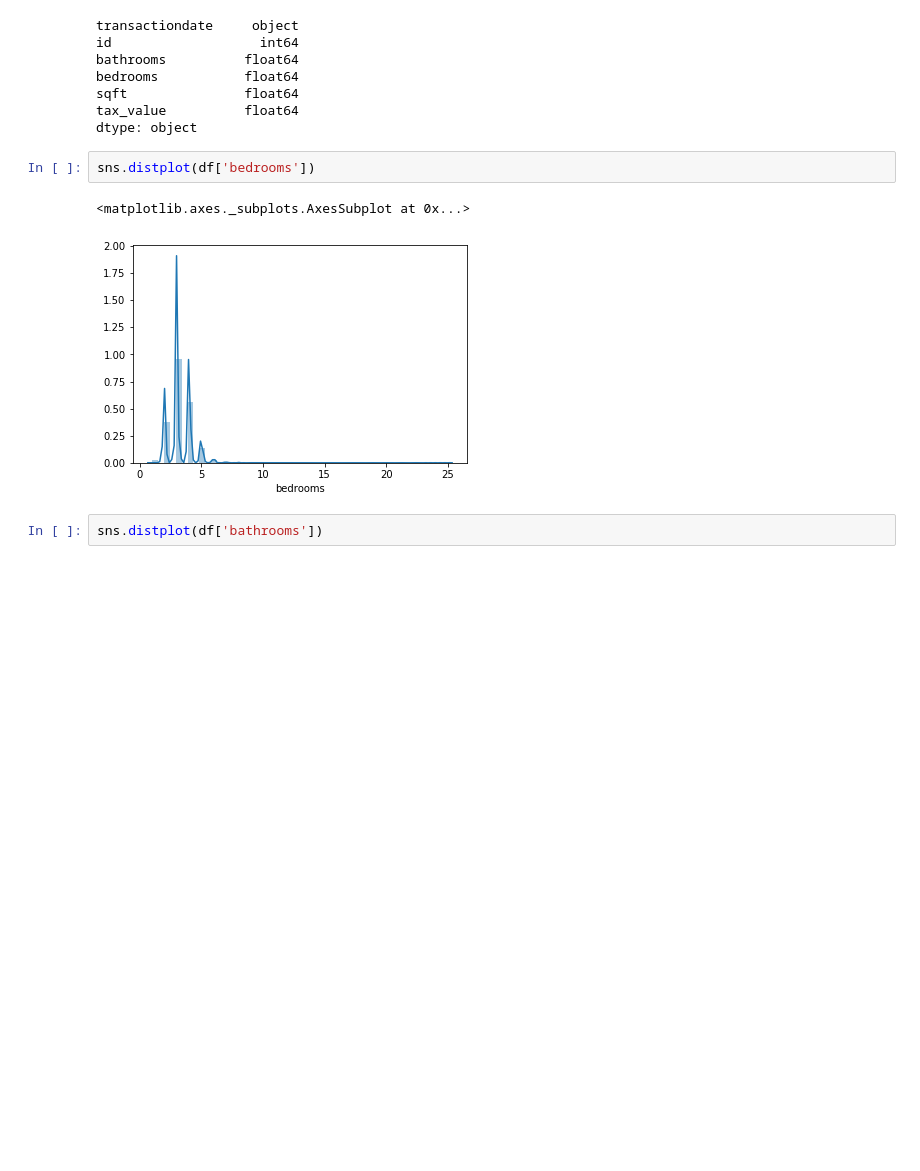
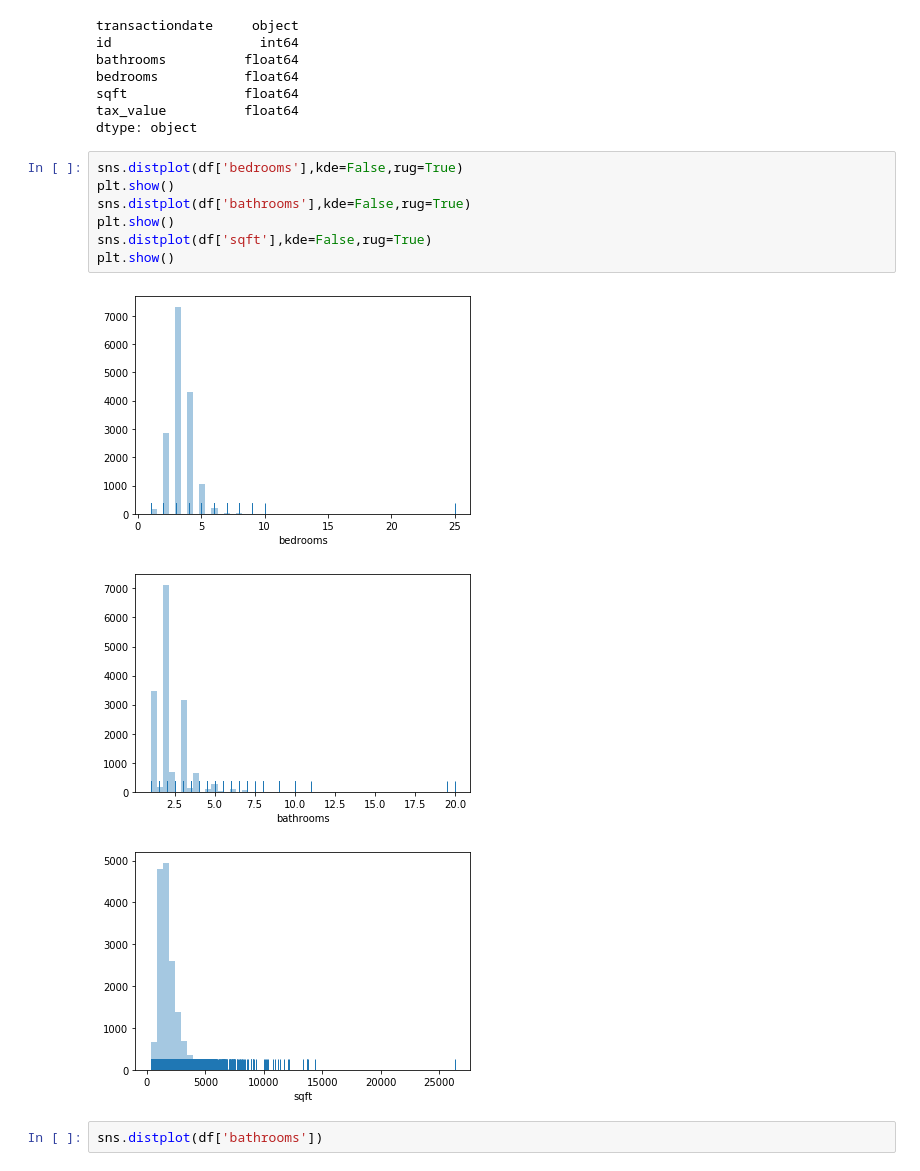
Before and after one commit to JefferyRoeder/zillow_project, a Jupyter notebook: model1.ipynb, the cells around one changed output. Cells and saved outputs as stored; diff of their text form; blank space fills up the shorter version.

Commit message:
final model cleanup. Saving progress through data distribution visualization

```diff
--- a/model1.ipynb
+++ b/model1.ipynb
@@ -108,11 +108,17 @@ bedrooms           float64
 sqft               float64
 tax_value          float64
 dtype: object
-# %%
-sns.distplot(df['bedrooms'])
-# %% [output]
-<matplotlib.axes._subplots.AxesSubplot at 0x...>
-[figure, removed]
+# %%
+sns.distplot(df['bedrooms'],kde=False,rug=True)
+plt.show()
+sns.distplot(df['bathrooms'],kde=False,rug=True)
+plt.show()
+sns.distplot(df['sqft'],kde=False,rug=True)
+plt.show()
+# %% [output]
+[figure, added]
+[figure, added]
+[figure, added]
 # %%
 sns.distplot(df['bathrooms'])
 # %% [output]
```
Also changed, not shown: 2 other files.
